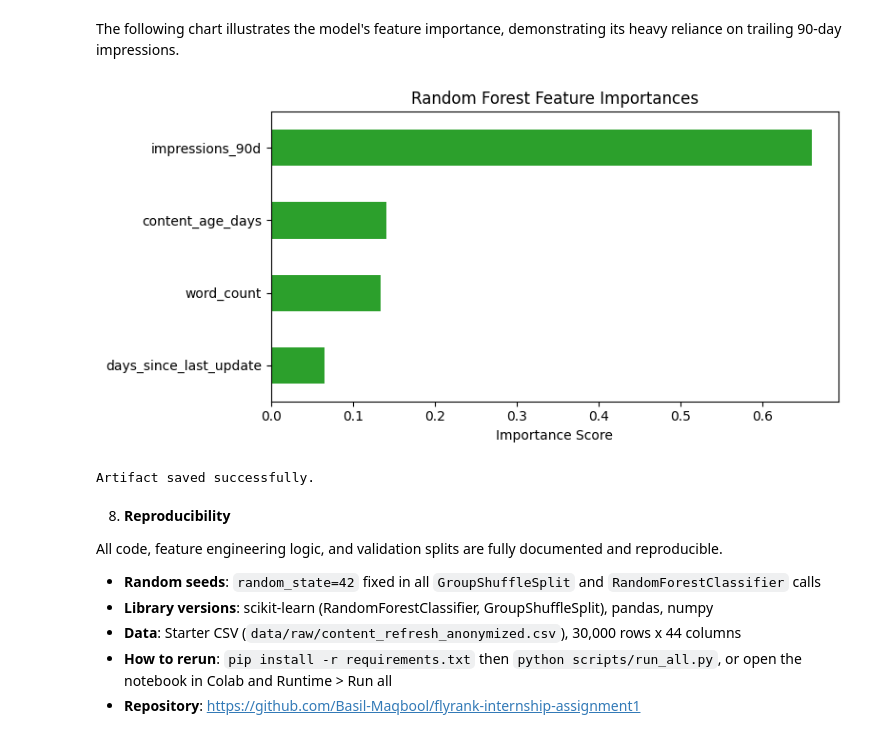
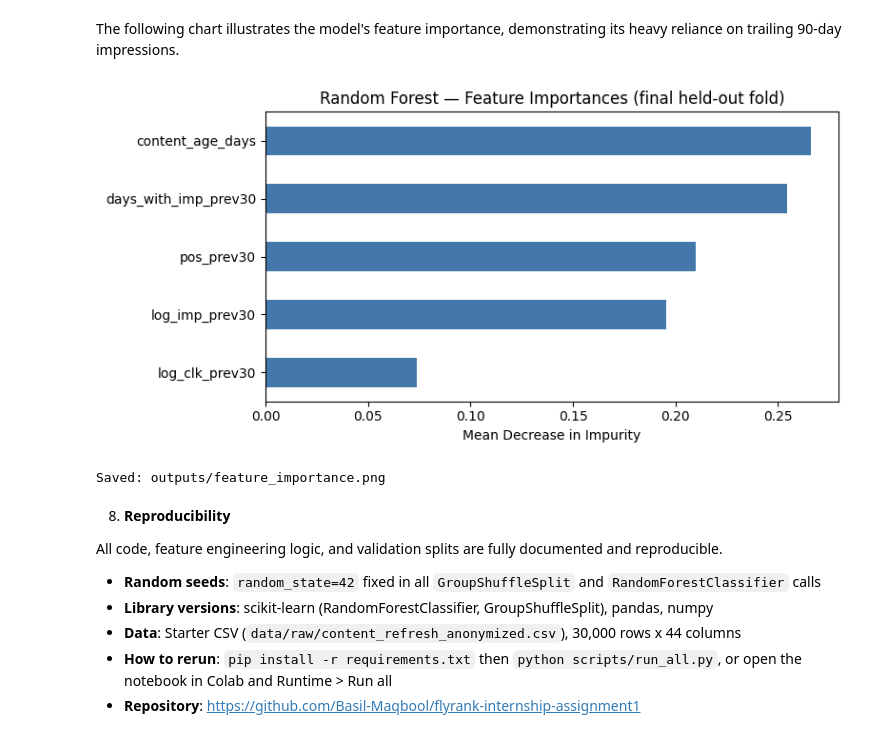
Before and after one commit to Basil-Maqbool/flyrank-internship-assignment1, a Jupyter notebook: work/notebooks/capstone.ipynb, the cells around one changed output. Cells and saved outputs as stored; diff of their text form; code cells hidden in the pictures.

Commit message:
Complete ML internship submission: updated notebooks w01-w07, capstone, and research paper index.html

```diff
--- a/work/notebooks/capstone.ipynb
+++ b/work/notebooks/capstone.ipynb
@@ -152,20 +291,23 @@ display(test_df[['impressions_90d', 'model_probability', 'action_code']].head(3)
 The following chart illustrates the model's feature importance, demonstrating its heavy reliance on trailing 90-day impressions.
 # %%
 import matplotlib.pyplot as plt
-importances = pd.Series(rf.feature_importances_, index=features).sort_values(ascending=True)
-plt.figure(figsize=(8, 4))
-importances.plot(kind='barh', color='#2ca02c')
-plt.title('Random Forest Feature Importances')
-plt.xlabel('Importance Score')
-plt.tight_layout()
-import os
-os.makedirs('../../outputs', exist_ok=True)
-plt.savefig('../../outputs/feature_importance.png', dpi=150, bbox_inches='tight')
+import pandas as pd
+
+FEATURES = ['log_imp_prev30', 'log_clk_prev30', 'pos_prev30', 'days_with_imp_prev30', 'content_age_days']
+importances = pd.Series(rf_final.feature_importances_, index=FEATURES).sort_values(ascending=True)
+
+fig, ax = plt.subplots(figsize=(8, 4))
+importances.plot(kind='barh', color='#4477aa', ax=ax)
+ax.set_title('Random Forest — Feature Importances (final held-out fold)')
+ax.set_xlabel('Mean Decrease in Impurity')
+fig.tight_layout()
+os.makedirs(os.path.join(REPO_ROOT, 'outputs'), exist_ok=True)
+fig.savefig(os.path.join(REPO_ROOT, 'outputs', 'feature_importance.png'), dpi=150, bbox_inches='tight')
 plt.show()
-print("Artifact saved to ../../outputs/feature_importance.png")
+print("Saved: outputs/feature_importance.png")
 # %% [output]
-[figure, old version]
+[figure, new version]
-Artifact saved successfully.
+Saved: outputs/feature_importance.png
 # %% [markdown]
 8. **Reproducibility**
 
```
Also changed, not shown: parts of 14 cells of this notebook, 20 other files.
